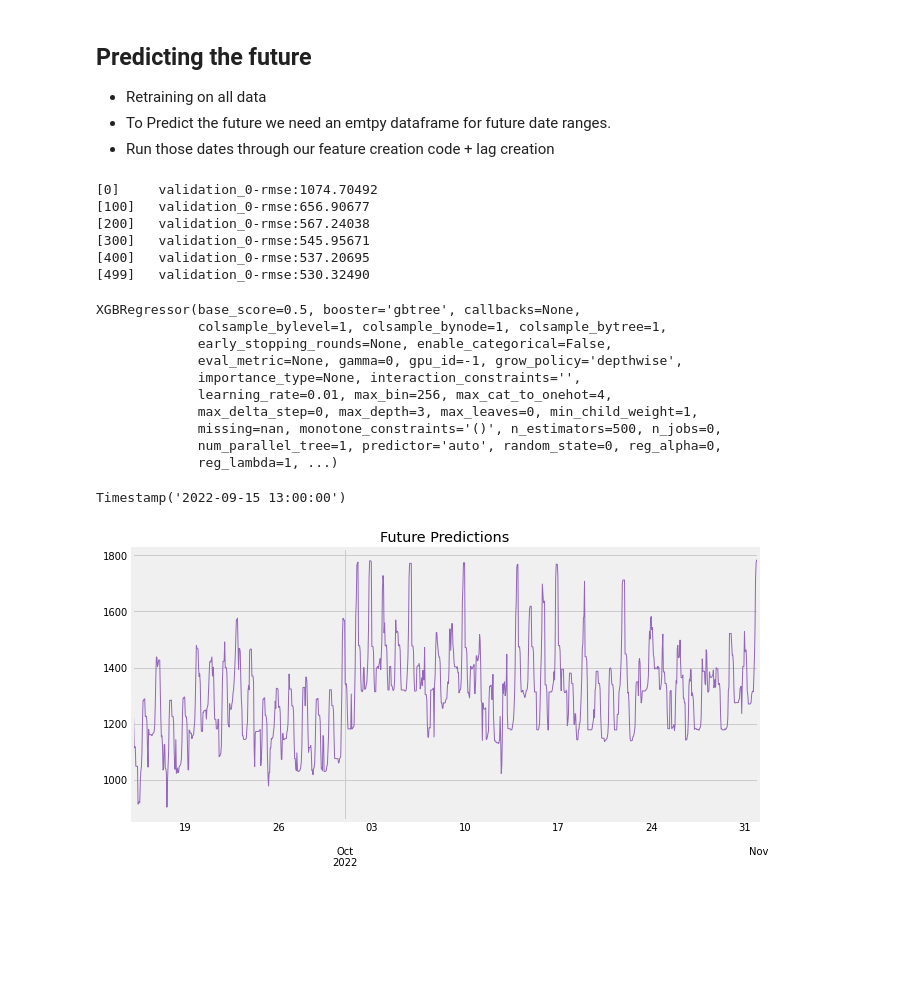
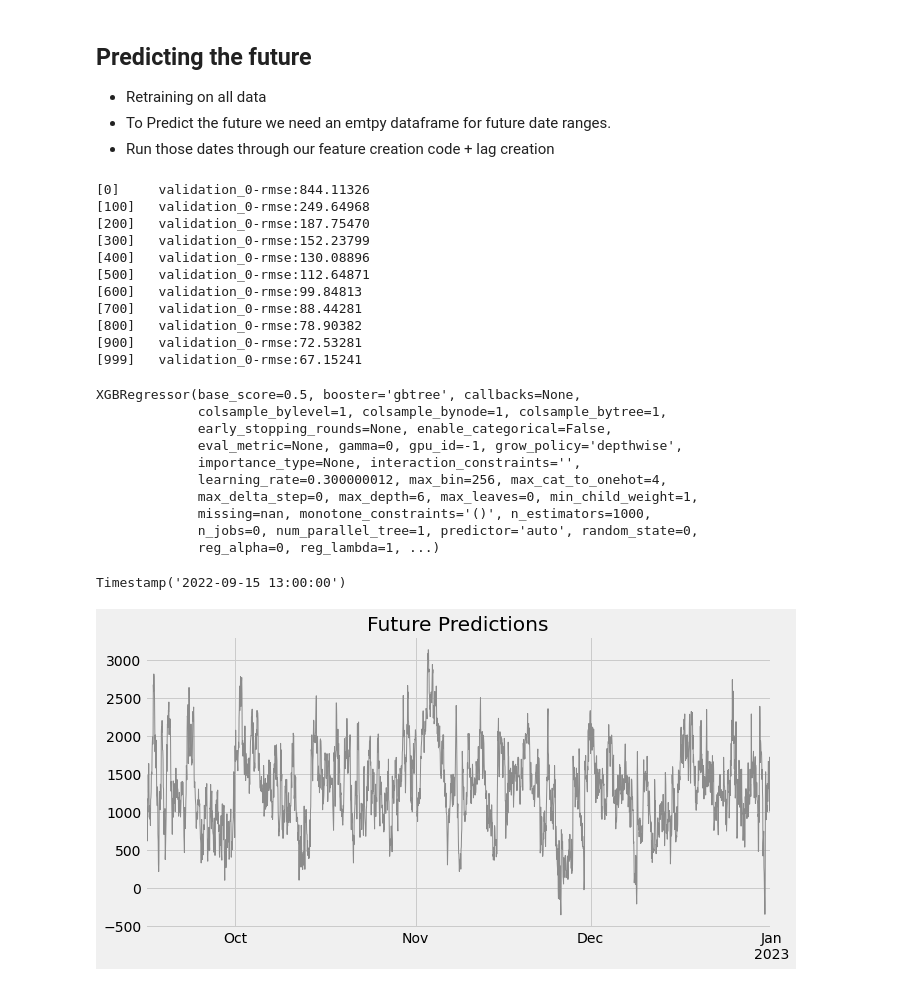
Before and after one commit to IDS-mini/electricity, a Jupyter notebook: data/tuulivoima_eda.ipynb, the cells around one changed output. Drawn from its saved outputs; the diff is of its cells as text; code cells hidden in the pictures; blank space fills up the shorter version.

```diff
--- a/data/tuulivoima_eda.ipynb
+++ b/data/tuulivoima_eda.ipynb
@@ -92,9 +92,9 @@ df = create_features(df)
 # %%
 def add_lags(df):
     target_map = df['Wind_MWh'].to_dict()
-    df['lag1'] = (df.index - pd.Timedelta('364 days')).map(target_map)
-    df['lag2'] = (df.index - pd.Timedelta('728 days')).map(target_map)
-    df['lag3'] = (df.index - pd.Timedelta('1092 days')).map(target_map)
+    df['w_lag1'] = (df.index - pd.Timedelta('364 days')).map(target_map)
+    df['w_lag2'] = (df.index - pd.Timedelta('728 days')).map(target_map)
+    df['w_lag3'] = (df.index - pd.Timedelta('1092 days')).map(target_map)
     return df
 
 df = add_lags(df)
@@ -192,45 +173,45 @@ Fold scores:[488.77674016686274, 607.1999313715584, 855.7447969501994]
 df = create_features(df)
 
 FEATURES = ['dayofyear', 'hour', 'dayofweek', 'quarter', 'month', 'year',
-            'lag1','lag2','lag3']
+            'w_lag1','w_lag2','w_lag3']
 TARGET = 'Wind_MWh'
 
 X_all = df[FEATURES]
 y_all = df[TARGET]
 
-reg = XGBRegressor(base_score=0.5,
-                       booster='gbtree',
-                       n_estimators=500,
-                       objective='reg:squarederror',
-                       max_depth=3,
-                       learning_rate=0.01)
+reg = XGBRegressor(n_estimators=1000)
 reg.fit(X_all, y_all,
         eval_set=[(X_all, y_all)],
         verbose=100)
 # %% [output]
-[0]     validation_0-rmse:1074.70492
-[100]   validation_0-rmse:656.90677
-[200]   validation_0-rmse:567.24038
-[300]   validation_0-rmse:545.95671
-[400]   validation_0-rmse:537.20695
-[499]   validation_0-rmse:530.32490
+[0]     validation_0-rmse:844.11326
+[100]   validation_0-rmse:249.64968
+[200]   validation_0-rmse:187.75470
+[300]   validation_0-rmse:152.23799
+[400]   validation_0-rmse:130.08896
+[500]   validation_0-rmse:112.64871
+[600]   validation_0-rmse:99.84813
+[700]   validation_0-rmse:88.44281
+[800]   validation_0-rmse:78.90382
+[900]   validation_0-rmse:72.53281
+[999]   validation_0-rmse:67.15241
 XGBRegressor(base_score=0.5, booster='gbtree', callbacks=None,
              colsample_bylevel=1, colsample_bynode=1, colsample_bytree=1,
              early_stopping_rounds=None, enable_categorical=False,
              eval_metric=None, gamma=0, gpu_id=-1, grow_policy='depthwise',
              importance_type=None, interaction_constraints='',
-             learning_rate=0.01, max_bin=256, max_cat_to_onehot=4,
-             max_delta_step=0, max_depth=3, max_leaves=0, min_child_weight=1,
-             missing=nan, monotone_constraints='()', n_estimators=500, n_jobs=0,
-             num_parallel_tree=1, predictor='auto', random_state=0, reg_alpha=0,
-             reg_lambda=1, ...)
+             learning_rate=0.300000012, max_bin=256, max_cat_to_onehot=4,
+             max_delta_step=0, max_depth=6, max_leaves=0, min_child_weight=1,
+             missing=nan, monotone_constraints='()', n_estimators=1000,
+             n_jobs=0, num_parallel_tree=1, predictor='auto', random_state=0,
+             reg_alpha=0, reg_lambda=1, ...)
 # %%
 df.index.max()
 # %% [output]
 Timestamp('2022-09-15 13:00:00')
 # %%
 # Create future dataframe
-future = pd.date_range('2022-09-15','2022-11-01', freq='1h')
+future = pd.date_range(df.index.max(),'2023-01-01', freq='1h')
 future_df = pd.DataFrame(index=future)
 future_df['isFuture'] = True
 df['isFuture'] = False
@@ -239,13 +220,13 @@ df_and_future = create_features(df_and_future)
 df_and_future = add_lags(df_and_future)
 future_w_features = df_and_future.query('isFuture').copy()
 # %%
-future_w_features['pred'] = reg.predict(future_w_features[FEATURES])
+future_w_features['Wind_MWh'] = reg.predict(future_w_features[FEATURES])
 # %%
-future_w_features['pred'].plot(figsize=(10, 5),
+future_w_features['Wind_MWh'].plot(figsize=(10, 5),
                                color=color_pal[4],
                                ms=1,
                                lw=1,
                                title='Future Predictions')
 plt.show()
 # %% [output]
-[figure, old version]
+[figure, new version]
```
Also changed, not shown: parts of 9 cells of this notebook, 10 other files.
